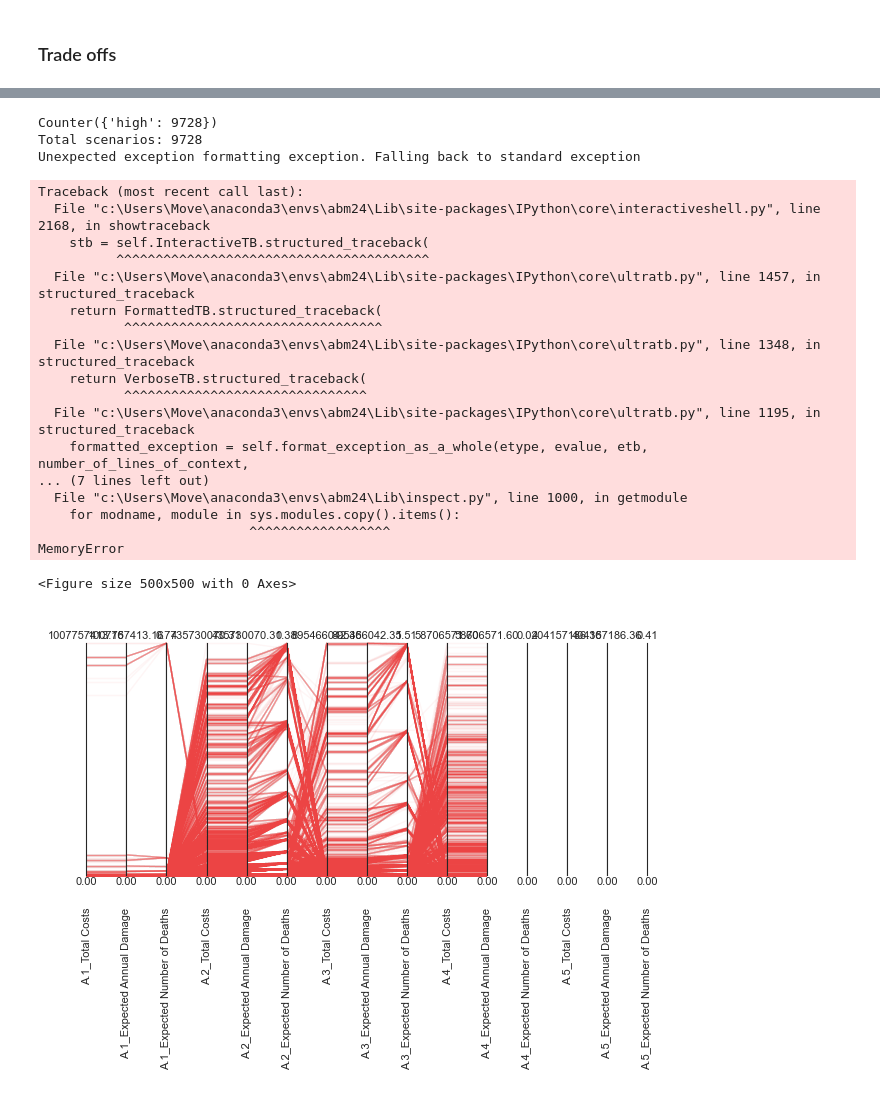
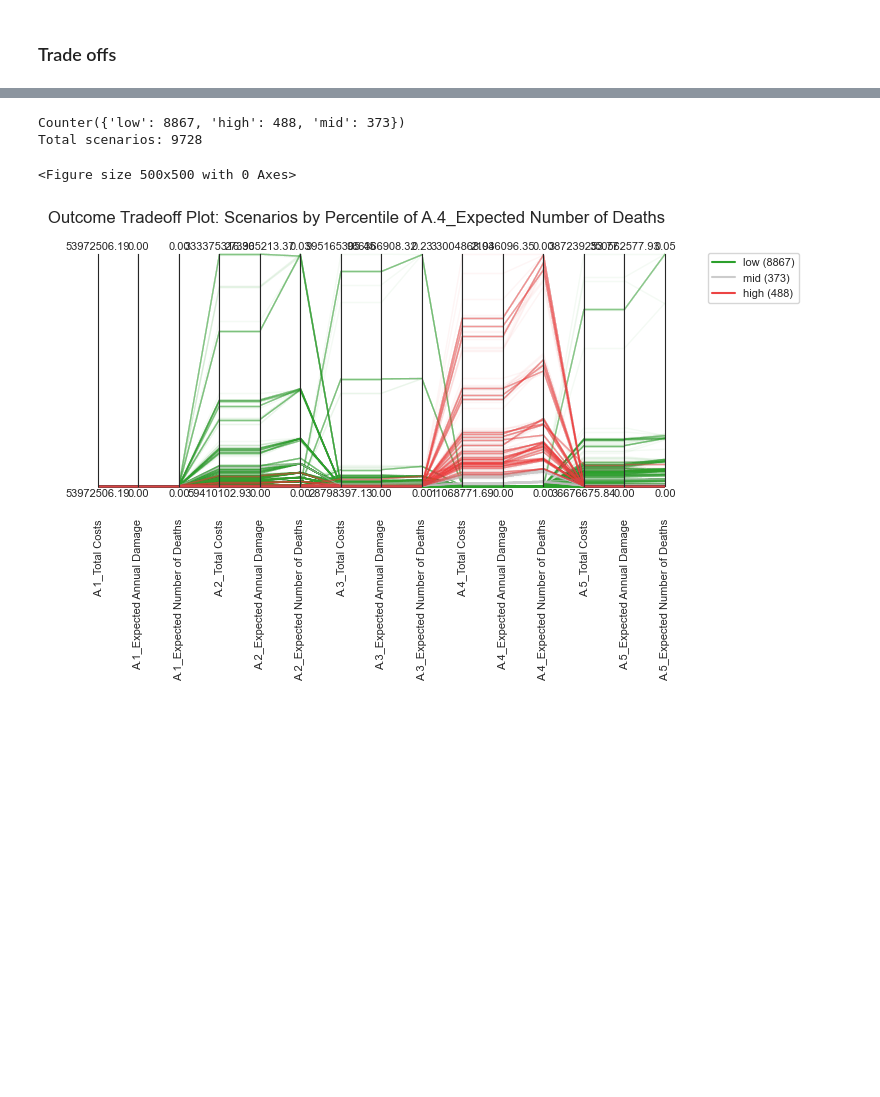
Before and after one commit to movephutthaphaiboon/epa141a-flood-policy-optimization-overijssel, a Jupyter notebook: final assignment/0_QuickTestPolicy_MultiScenario.ipynb, the cells around one changed output, grey strips where cells are left out. Cells and saved outputs as stored; diff of their text form; code cells hidden in the pictures; blank space fills up the shorter version.

```diff
--- a/final assignment/0_QuickTestPolicy_MultiScenario.ipynb
+++ b/final assignment/0_QuickTestPolicy_MultiScenario.ipynb
@@ -303,25 +297,7 @@ Total scenarios: 9728
 # %%
-plot_scenarios_by_percentile(outcomes, "A.4_Expected Number of Deaths", low=0, high=0.01)
+plot_scenarios_by_percentile(outcomes, "A.4_Expected Number of Deaths", low=90, high=95)
 # %% [output]
-Counter({'high': 9728})
+Counter({'low': 8867, 'high': 488, 'mid': 373})
 Total scenarios: 9728
-Unexpected exception formatting exception. Falling back to standard exception
-Traceback (most recent call last):
-  File "c:\Users\Move\anaconda3\envs\abm24\Lib\site-packages\IPython\core\interactiveshell.py", line 2168, in showtraceback
-    stb = self.InteractiveTB.structured_traceback(
-          ^^^^^^^^^^^^^^^^^^^^^^^^^^^^^^^^^^^^^^^^
-  File "c:\Users\Move\anaconda3\envs\abm24\Lib\site-packages\IPython\core\ultratb.py", line 1457, in structured_traceback
-    return FormattedTB.structured_traceback(
-           ^^^^^^^^^^^^^^^^^^^^^^^^^^^^^^^^^
-  File "c:\Users\Move\anaconda3\envs\abm24\Lib\site-packages\IPython\core\ultratb.py", line 1348, in structured_traceback
-    return VerboseTB.structured_traceback(
-           ^^^^^^^^^^^^^^^^^^^^^^^^^^^^^^^
-  File "c:\Users\Move\anaconda3\envs\abm24\Lib\site-packages\IPython\core\ultratb.py", line 1195, in structured_traceback
-    formatted_exception = self.format_exception_as_a_whole(etype, evalue, etb, number_of_lines_of_context,
-... (7 lines left out)
-  File "c:\Users\Move\anaconda3\envs\abm24\Lib\inspect.py", line 1000, in getmodule
-    for modname, module in sys.modules.copy().items():
-                           ^^^^^^^^^^^^^^^^^^
-MemoryError
+<Figure size 500x500 with 0 Axes>
-<Figure size 500x500 with 0 Axes>
-[figure, old version]
+[figure, new version]
```
Also changed, not shown: parts of 8 cells of this notebook.
